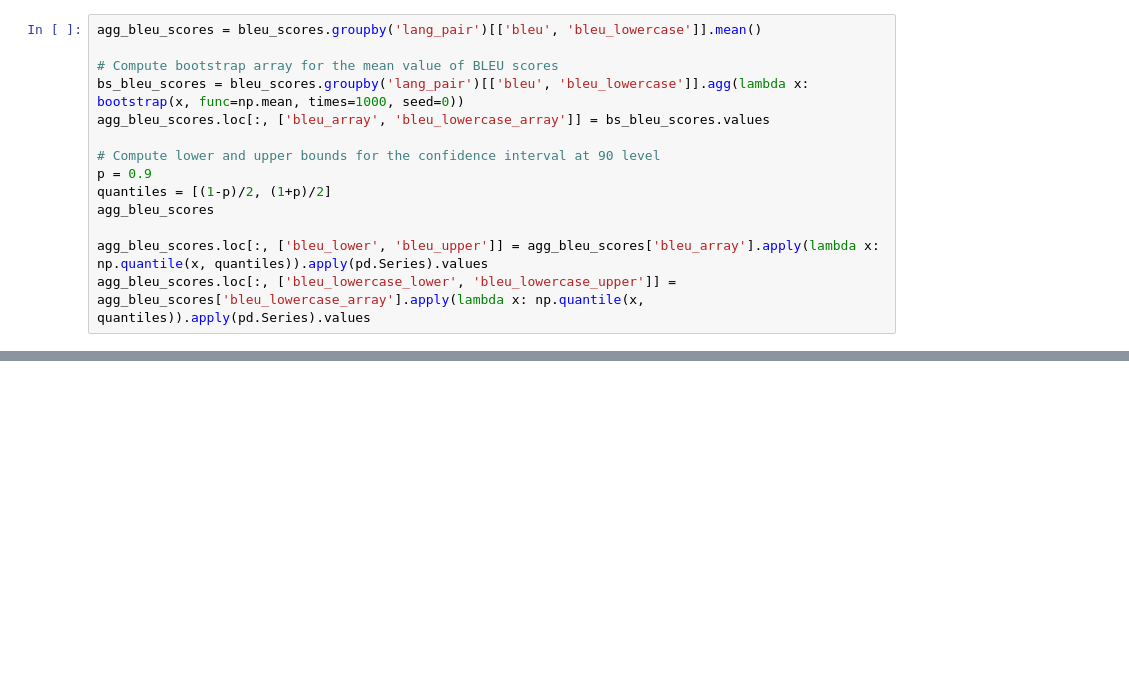
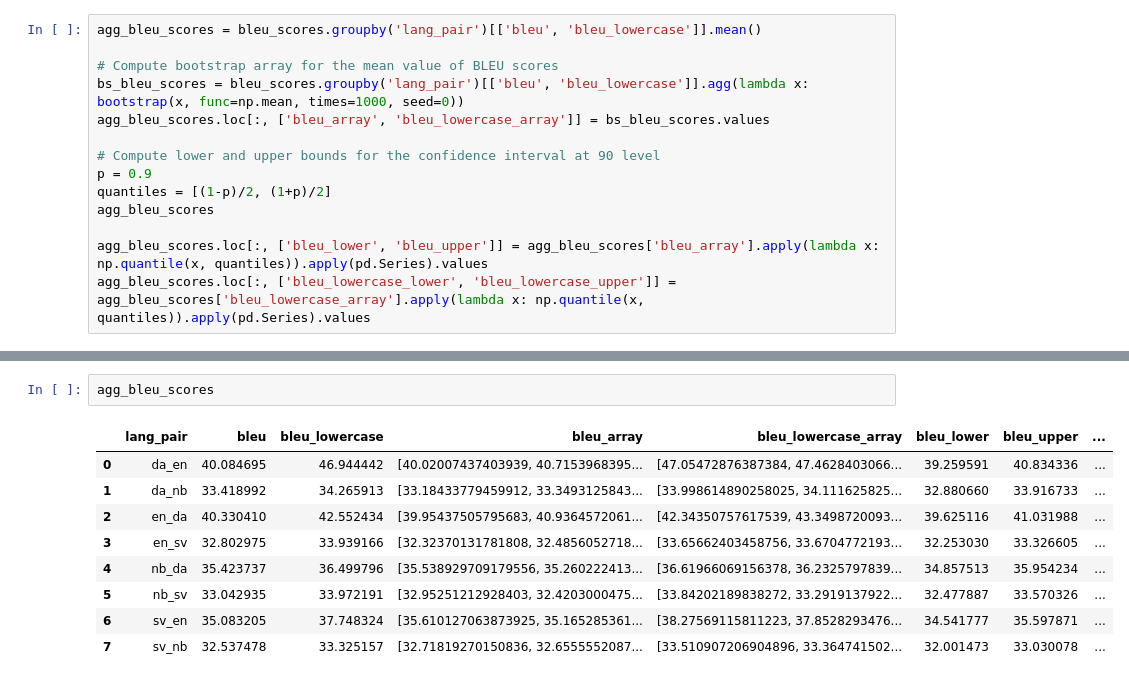
Before and after one commit to AdamNavarroLiriano/language-api, a Jupyter notebook: notebooks/1-EDA.ipynb, the cells around one changed output, grey strips where cells are left out. Drawn from its saved outputs; the diff is of its cells as text; blank space fills up the shorter version.

```diff
--- a/notebooks/1-EDA.ipynb
+++ b/notebooks/1-EDA.ipynb
@@ -196,0 +198,12 @@ agg_bleu_scores.loc[:, ['bleu_lowercase_lower', 'bleu_lowercase_upper']] = agg_b
+# %%
+agg_bleu_scores
+# %% [output]
+|  | lang_pair | bleu | bleu_lowercase | bleu_array | bleu_lowercase_array | bleu_lower | bleu_upper | ... |
+| 0 | da_en | 40.084695 | 46.944442 | [40.02007437403939, 40.7153968395... | [47.05472876387384, 47.4628403066... | 39.259591 | 40.834336 | ... |
+| 1 | da_nb | 33.418992 | 34.265913 | [33.18433779459912, 33.3493125843... | [33.998614890258025, 34.111625825... | 32.880660 | 33.916733 | ... |
+| 2 | en_da | 40.330410 | 42.552434 | [39.95437505795683, 40.9364572061... | [42.34350757617539, 43.3498720093... | 39.625116 | 41.031988 | ... |
+| 3 | en_sv | 32.802975 | 33.939166 | [32.32370131781808, 32.4856052718... | [33.65662403458756, 33.6704772193... | 32.253030 | 33.326605 | ... |
+| 4 | nb_da | 35.423737 | 36.499796 | [35.538929709179556, 35.260222413... | [36.61966069156378, 36.2325797839... | 34.857513 | 35.954234 | ... |
+| 5 | nb_sv | 33.042935 | 33.972191 | [32.95251212928403, 32.4203000475... | [33.84202189838272, 33.2919137922... | 32.477887 | 33.570326 | ... |
+| 6 | sv_en | 35.083205 | 37.748324 | [35.610127063873925, 35.165285361... | [38.27569115811223, 37.8528293476... | 34.541777 | 35.597871 | ... |
+| 7 | sv_nb | 32.537478 | 33.325157 | [32.71819270150836, 32.6555552087... | [33.510907206904896, 33.364741502... | 32.001473 | 33.030078 | ... |
```
Also changed, not shown: parts of 4 cells of this notebook.
